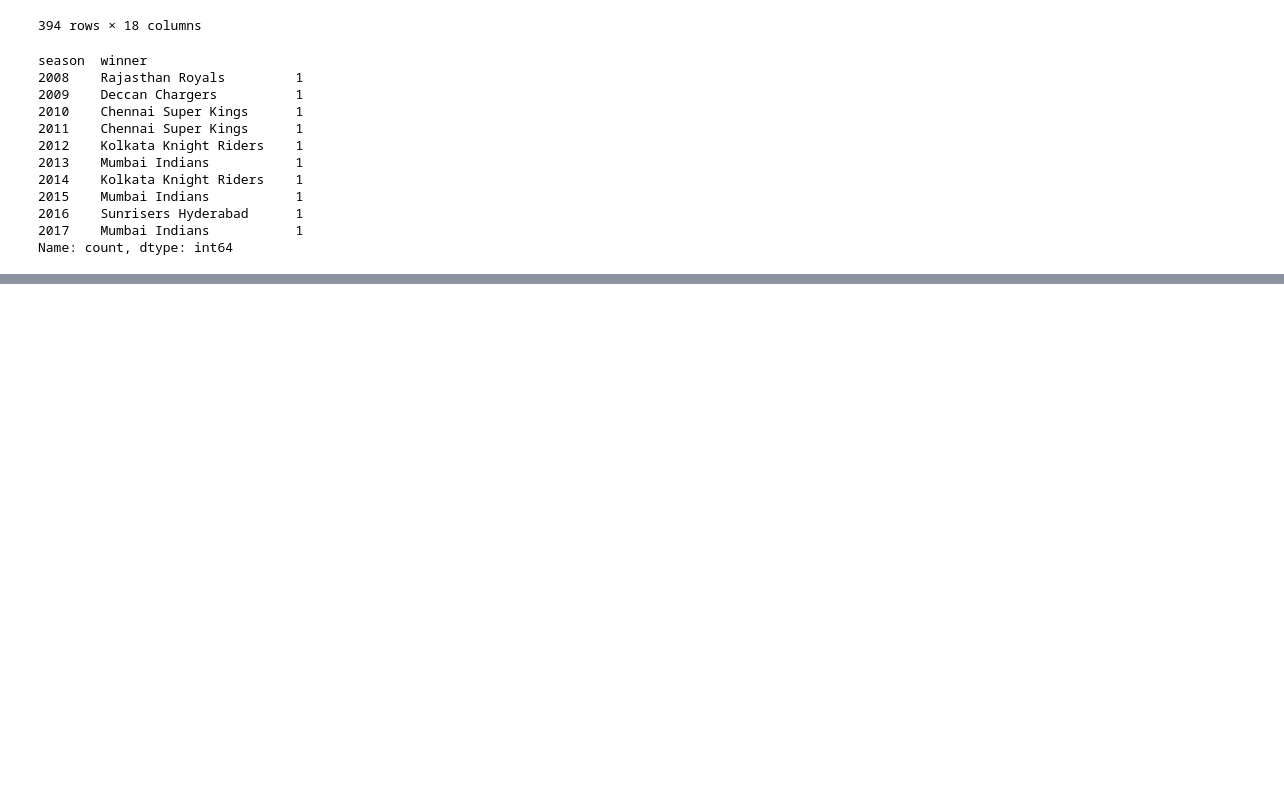
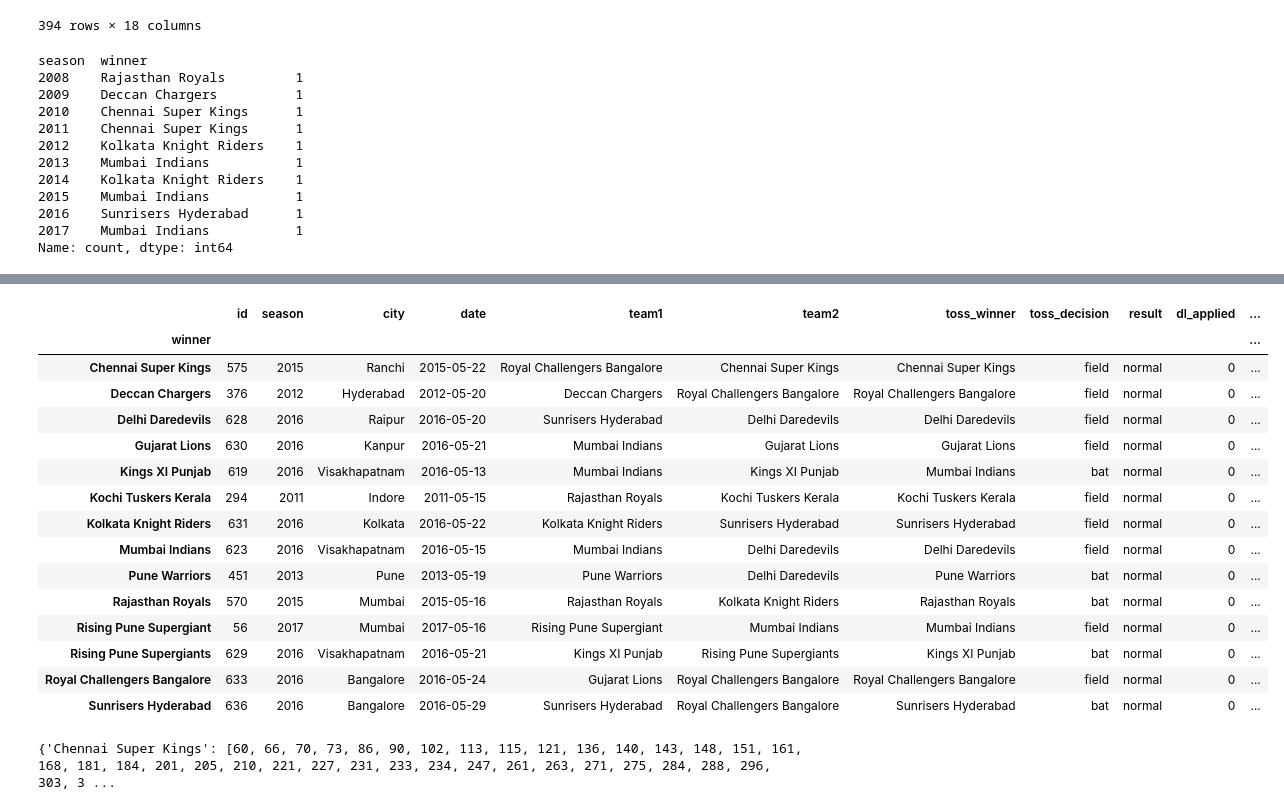
Before and after one commit to AyushVaZe67/Machine-Learning, a Jupyter notebook: Python/Pandas/IPLAnalysis.ipynb, the cells around one changed output, grey strips where cells are left out. Saved outputs shown, nothing was run; the diff lists cells and outputs as text; code cells hidden in the pictures; blank space fills up the shorter version.

```diff
--- a/Python/Pandas/IPLAnalysis.ipynb
+++ b/Python/Pandas/IPLAnalysis.ipynb
@@ -297,0 +369,23 @@ Name: count, dtype: int64
+# %%
+sectors.last()
+# %% [output]
+|  | id | season | city | date | team1 | team2 | toss_winner | toss_decision | result | dl_applied | ... |
+| winner |  |  |  |  |  |  |  |  |  |  | ... |
+| Chennai Super Kings | 575 | 2015 | Ranchi | 2015-05-22 | Royal Challengers Bangalore | Chennai Super Kings | Chennai Super Kings | field | normal | 0 | ... |
+| Deccan Chargers | 376 | 2012 | Hyderabad | 2012-05-20 | Deccan Chargers | Royal Challengers Bangalore | Royal Challengers Bangalore | field | normal | 0 | ... |
+| Delhi Daredevils | 628 | 2016 | Raipur | 2016-05-20 | Sunrisers Hyderabad | Delhi Daredevils | Delhi Daredevils | field | normal | 0 | ... |
+| Gujarat Lions | 630 | 2016 | Kanpur | 2016-05-21 | Mumbai Indians | Gujarat Lions | Gujarat Lions | field | normal | 0 | ... |
+| Kings XI Punjab | 619 | 2016 | Visakhapatnam | 2016-05-13 | Mumbai Indians | Kings XI Punjab | Mumbai Indians | bat | normal | 0 | ... |
+| Kochi Tuskers Kerala | 294 | 2011 | Indore | 2011-05-15 | Rajasthan Royals | Kochi Tuskers Kerala | Kochi Tuskers Kerala | field | normal | 0 | ... |
+| Kolkata Knight Riders | 631 | 2016 | Kolkata | 2016-05-22 | Kolkata Knight Riders | Sunrisers Hyderabad | Sunrisers Hyderabad | field | normal | 0 | ... |
+| Mumbai Indians | 623 | 2016 | Visakhapatnam | 2016-05-15 | Mumbai Indians | Delhi Daredevils | Delhi Daredevils | field | normal | 0 | ... |
+| Pune Warriors | 451 | 2013 | Pune | 2013-05-19 | Pune Warriors | Delhi Daredevils | Pune Warriors | bat | normal | 0 | ... |
+| Rajasthan Royals | 570 | 2015 | Mumbai | 2015-05-16 | Rajasthan Royals | Kolkata Knight Riders | Rajasthan Royals | bat | normal | 0 | ... |
+| Rising Pune Supergiant | 56 | 2017 | Mumbai | 2017-05-16 | Rising Pune Supergiant | Mumbai Indians | Mumbai Indians | field | normal | 0 | ... |
+| Rising Pune Supergiants | 629 | 2016 | Visakhapatnam | 2016-05-21 | Kings XI Punjab | Rising Pune Supergiants | Kings XI Punjab | bat | normal | 0 | ... |
+| Royal Challengers Bangalore | 633 | 2016 | Bangalore | 2016-05-24 | Gujarat Lions | Royal Challengers Bangalore | Royal Challengers Bangalore | field | normal | 0 | ... |
+| Sunrisers Hyderabad | 636 | 2016 | Bangalore | 2016-05-29 | Sunrisers Hyderabad | Royal Challengers Bangalore | Sunrisers Hyderabad | bat | normal | 0 | ... |
+# %%
+sectors.groups
+# %% [output]
+{'Chennai Super Kings': [60, 66, 70, 73, 86, 90, 102, 113, 115, 121, 136, 140, 143, 148, 151, 161, 168, 181, 184, 201, 205, 210, 221, 227, 231, 233, 234, 247, 261, 263, 271, 275, 284, 288, 296, 303, 3 ...
```
Also changed, not shown: parts of 10 cells of this notebook, 5 other files.
